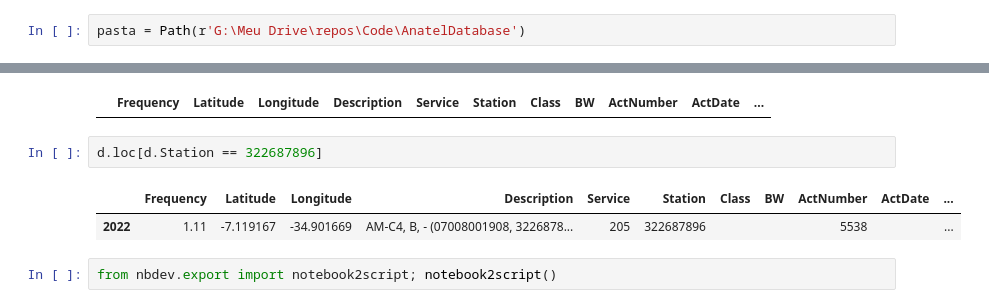
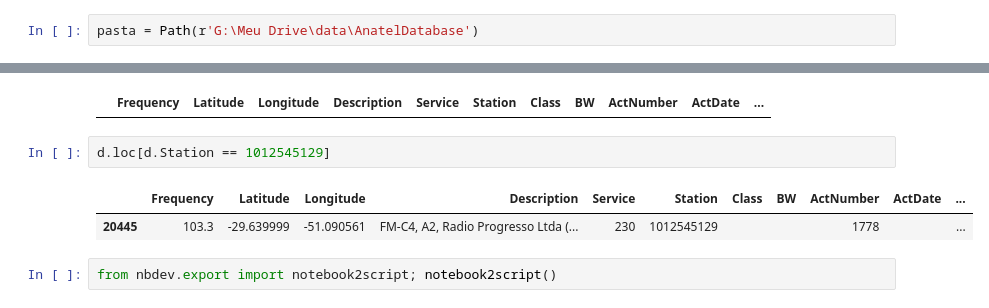
Before and after one commit to ronaldokun/anateldb, a Jupyter notebook: filter.ipynb, the cells around one changed output, grey strips where cells are left out. Drawn from its saved outputs; the diff is of its cells as text.

```diff
--- a/filter.ipynb
+++ b/filter.ipynb
@@ -103,7 +109,7 @@ def formatar_db(
     d['anateldb']['ReleaseDate'] = datetime.today().strftime('%d/%m/%Y')
     json.dump(d, (dest / 'VersionFile.json').open('w'))
 # %%
-pasta = Path(r'G:\Meu Drive\repos\Code\AnatelDatabase')
+pasta = Path(r'G:\Meu Drive\data\AnatelDatabase')
 # %%
 if not pasta.exists():
     import subprocess
@@ -189,10 +261,10 @@ d.loc[n]
 # %% [output]
 |  | Frequency | Latitude | Longitude | Description | Service | Station | Class | BW | ActNumber | ActDate | ... |
 # %%
-d.loc[d.Station == 322687896]
+d.loc[d.Station == 1012545129]
 # %% [output]
 |  | Frequency | Latitude | Longitude | Description | Service | Station | Class | BW | ActNumber | ActDate | ... |
-| 2022 | 1.11 | -7.119167 | -34.901669 | AM-C4, B, - (07008001908, 3226878... | 205 | 322687896 |  |  | 5538 |  | ... |
+| 20445 | 103.3 | -29.639999 | -51.090561 | FM-C4, A2, Radio Progresso Ltda (... | 230 | 1012545129 |  |  | 1778 |  | ... |
 # %%
 from nbdev.export import notebook2script; notebook2script()
 # %% [output]
```
Also changed, not shown: parts of 15 cells of this notebook, 5 other files.
